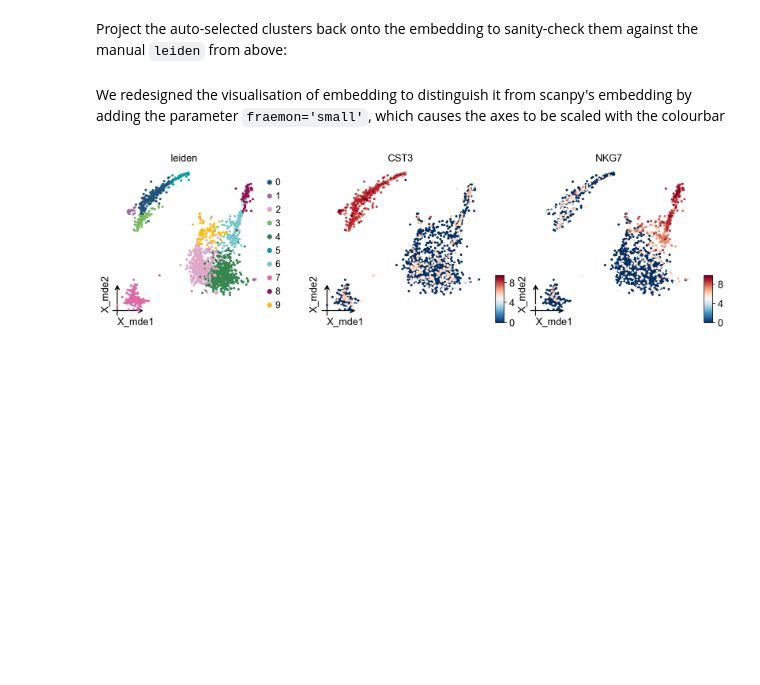
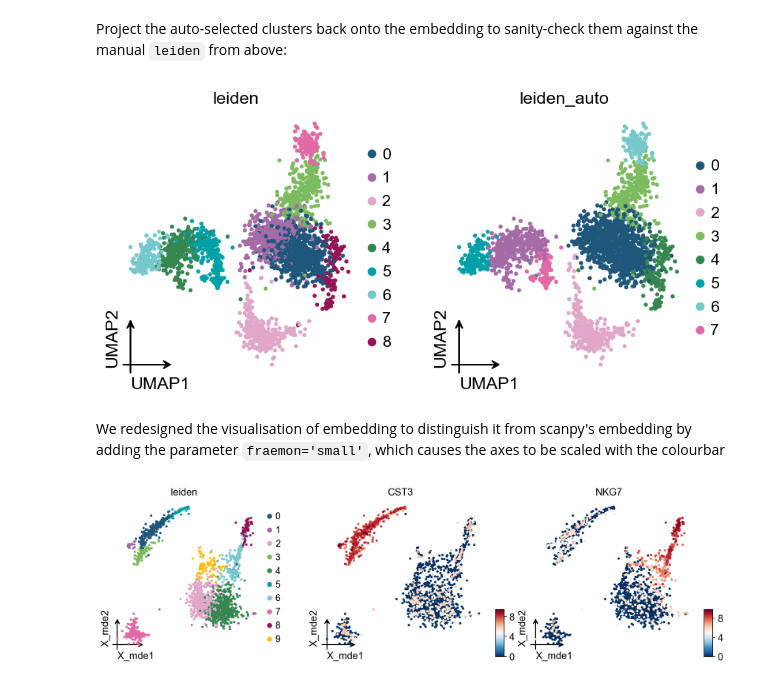
Before and after one commit to Starlitnightly/omicverse-tutorials, a Jupyter notebook: docs/Tutorials-single/t_preprocess_cpu.ipynb, the cells around one changed output. Drawn from its saved outputs; the diff is of its cells as text; code cells hidden in the pictures; blank space fills up the shorter version.

```diff
--- a/docs/Tutorials-single/t_preprocess_cpu.ipynb
+++ b/docs/Tutorials-single/t_preprocess_cpu.ipynb
@@ -578,13 +607,14 @@ ov.pl.auto_resolution_curve(adata)
 # %% [markdown]
 Project the auto-selected clusters back onto the embedding to sanity-check them against the manual `leiden` from above:
 # %%
-ov.pl.embedding(
+ov.pl.umap(
     adata,
-    basis='X_mde',
     color=['leiden', 'leiden_auto'],
     frameon='small',
     palette=ov.pl.sc_color,
 )
+# %% [output]
+[figure, added]
 # %% [markdown]
 We redesigned the visualisation of embedding to distinguish it from scanpy's embedding by adding the parameter `fraemon='small'`, which causes the axes to be scaled with the colourbar
 # %%
```
Also changed, not shown: parts of 2 cells of this notebook, 1 other file.
